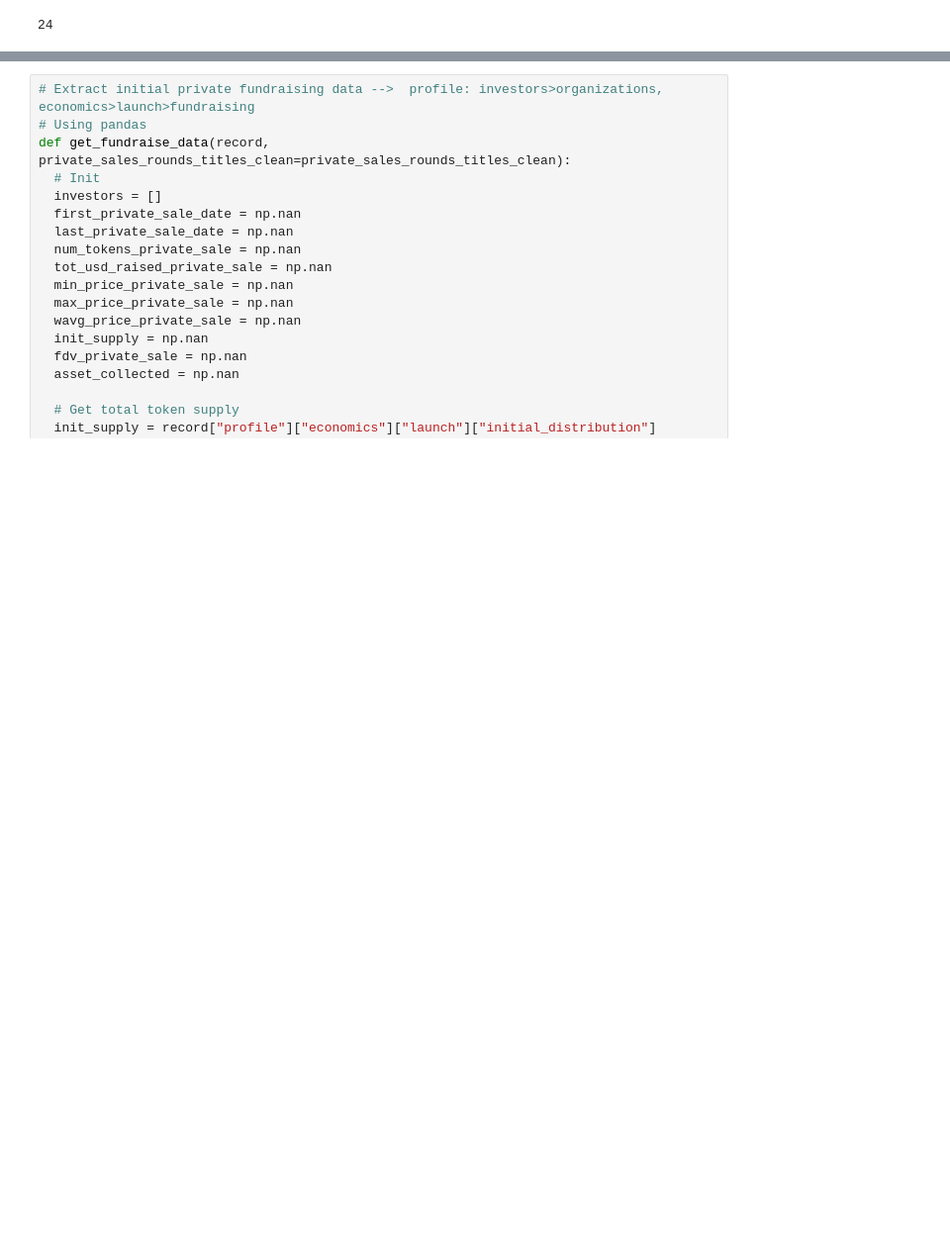
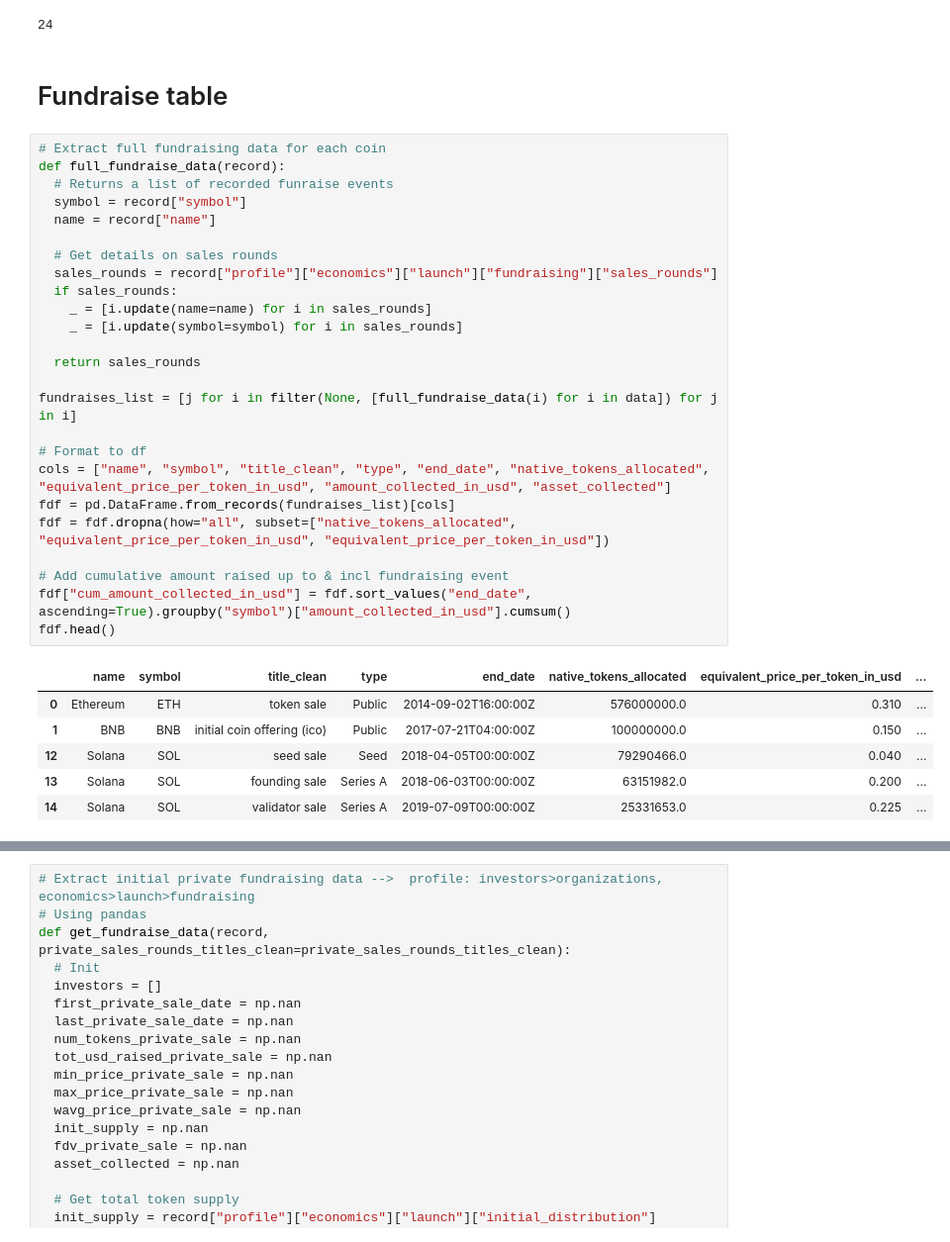
Before and after one commit to Friedrichz/crypto_tooling, a Jupyter notebook: track_vc_tokens.ipynb, the cells around one changed output, grey strips where cells are left out. Shown at 99% size. Cells and saved outputs as stored; diff of their text form; blank space fills up the shorter version.

```diff
--- a/track_vc_tokens.ipynb
+++ b/track_vc_tokens.ipynb
@@ -86,3 +163,37 @@ print(len(private_sales_rounds_titles_clean)) # Include 24 titles that point to
 _ = [clean_sales_rounds(j["profile"]["economics"]["launch"]["fundraising"]["sales_rounds"]) for j in data]
 # %% [output]
 24
+# %% [markdown]
+# Fundraise table
+# %%
+# Extract full fundraising data for each coin
+def full_fundraise_data(record):
+  # Returns a list of recorded funraise events
+  symbol = record["symbol"]
+  name = record["name"]
+
+  # Get details on sales rounds
+  sales_rounds = record["profile"]["economics"]["launch"]["fundraising"]["sales_rounds"]
+  if sales_rounds:
+    _ = [i.update(name=name) for i in sales_rounds]
+    _ = [i.update(symbol=symbol) for i in sales_rounds]
+
+  return sales_rounds
+
+fundraises_list = [j for i in filter(None, [full_fundraise_data(i) for i in data]) for j in i]
+
+# Format to df
+cols = ["name", "symbol", "title_clean", "type", "end_date", "native_tokens_allocated", "equivalent_price_per_token_in_usd", "amount_collected_in_usd", "asset_collected"]
+fdf = pd.DataFrame.from_records(fundraises_list)[cols]
+fdf = fdf.dropna(how="all", subset=["native_tokens_allocated", "equivalent_price_per_token_in_usd", "equivalent_price_per_token_in_usd"])
+
+# Add cumulative amount raised up to & incl fundraising event
+fdf["cum_amount_collected_in_usd"] = fdf.sort_values("end_date", ascending=True).groupby("symbol")["amount_collected_in_usd"].cumsum()
+fdf.head()
+# %% [output]
+|  | name | symbol | title_clean | type | end_date | native_tokens_allocated | equivalent_price_per_token_in_usd | ... |
+| 0 | Ethereum | ETH | token sale | Public | 2014-09-02T16:00:00Z | 576000000.0 | 0.310 | ... |
+| 1 | BNB | BNB | initial coin offering (ico) | Public | 2017-07-21T04:00:00Z | 100000000.0 | 0.150 | ... |
+| 12 | Solana | SOL | seed sale | Seed | 2018-04-05T00:00:00Z | 79290466.0 | 0.040 | ... |
+| 13 | Solana | SOL | founding sale | Series A | 2018-06-03T00:00:00Z | 63151982.0 | 0.200 | ... |
+| 14 | Solana | SOL | validator sale | Series A | 2019-07-09T00:00:00Z | 25331653.0 | 0.225 | ... |
```
Also changed, not shown: parts of 17 cells of this notebook.
